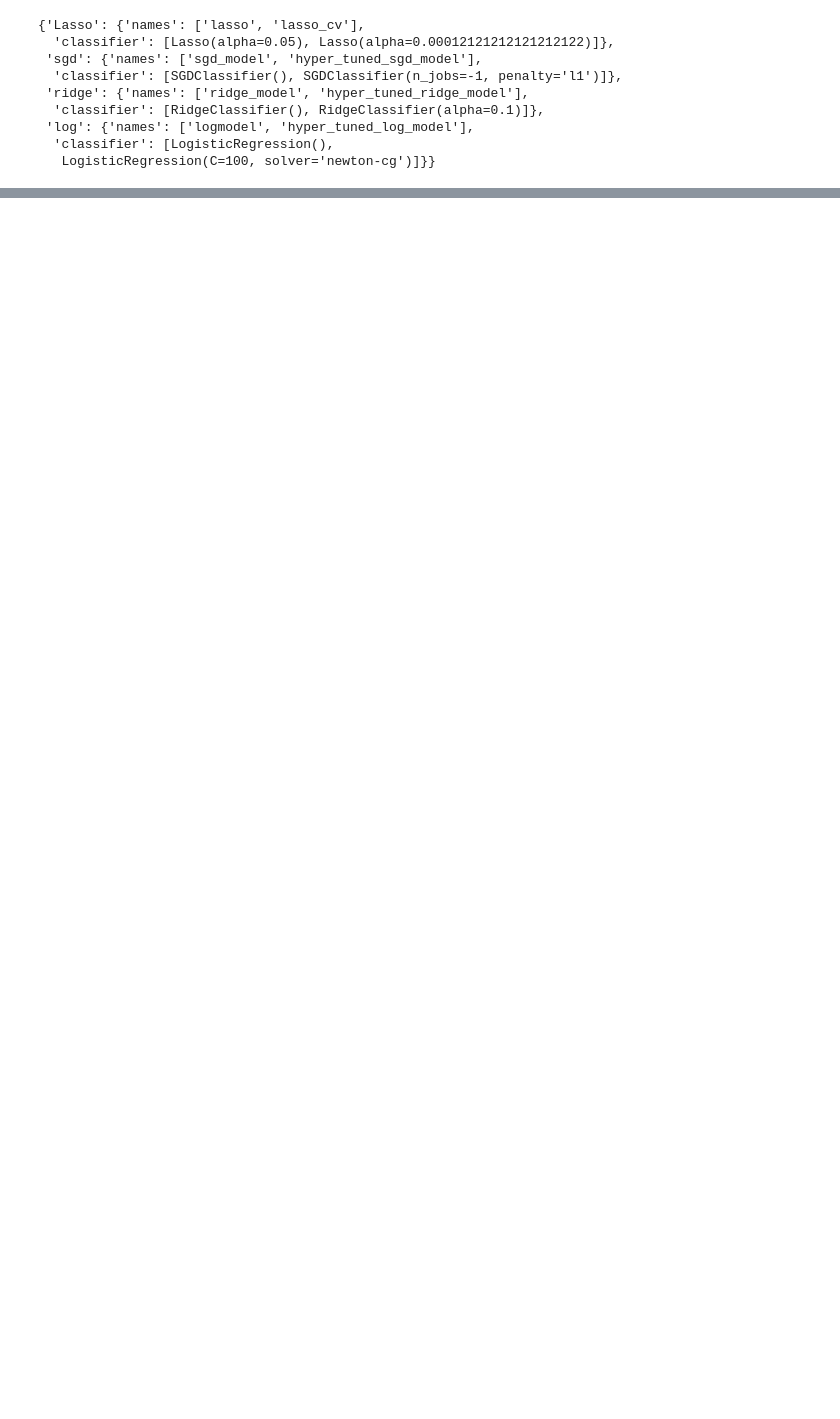
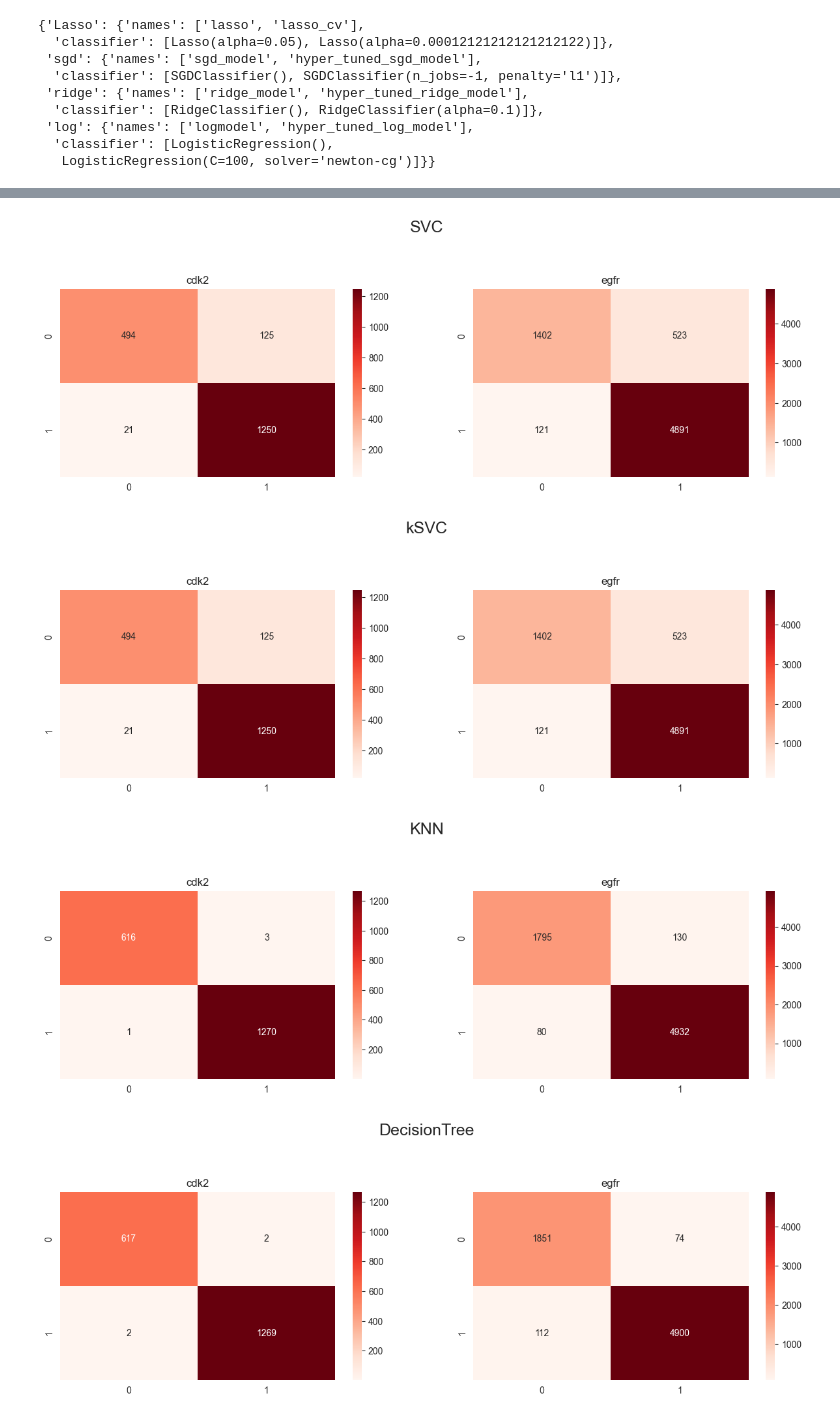
Before and after one commit to Nosyfire/Data_mining_and_machine_learning, a Jupyter notebook: Project/classifier.ipynb, the cells around one changed output, grey strips where cells are left out. Saved outputs shown, nothing was run; the diff lists cells and outputs as text; code cells hidden in the pictures; blank space fills up the shorter version.

```diff
--- a/Project/classifier.ipynb
+++ b/Project/classifier.ipynb
@@ -740,0 +753,40 @@ def plot_by_feature(summary_dict,result,number):
+# %%
+def plot_by_feature(summary_dict,result, plot="roc"):
+    features = []
+    for kinase, res in summary_dict.items():
+        features = (list(res[result].keys()))
+        break
+
+    for feature in features:
+        if plot == "roc":
+            fig, ax = plt.subplots(figsize=(10, 10))
+            for kinase, res in summary_dict.items():
+                results = res[result][feature]
+                Y = res["Y"]
+                y_pred = results["y_pred"]
+                RocCurveDisplay.from_predictions(Y, y_pred, ax=ax,
+                                                 name='{} auc: {}'.format(kinase, results["logreg_accuracy"]))
+                ax.plot([0, 1], [0, 1], linestyle="--", lw=2, color="r", alpha=0.8)
+            ax.set_title(feature)
+        elif plot == "matrix":
+            row, cols = row_creater_for_plots(features)
+
+            plt.figure(figsize=(15, 15))
+            plt.subplots_adjust(hspace=0.5)
+            plt.suptitle(feature, fontsize=18, y=0.95)
+            count = 0
+            for kinase, res in summary_dict.items():
+                results = res[result][feature]
+                ax = plt.subplot(row, cols, count + 1)
+                ax.set_title( kinase)
+                sns.heatmap(pd.DataFrame(results["matrix"]), annot=True, cmap='Reds', ax=ax, fmt='g')
+                count += 1
+
+        plt.show()
+# %%
+plot_by_feature(summary_dict,"above_res","matrix")
+# %% [output]
+[figure, added]
+[figure, added]
+[figure, added]
+[figure, added]
```
Also changed, not shown: parts of 19 cells of this notebook.
